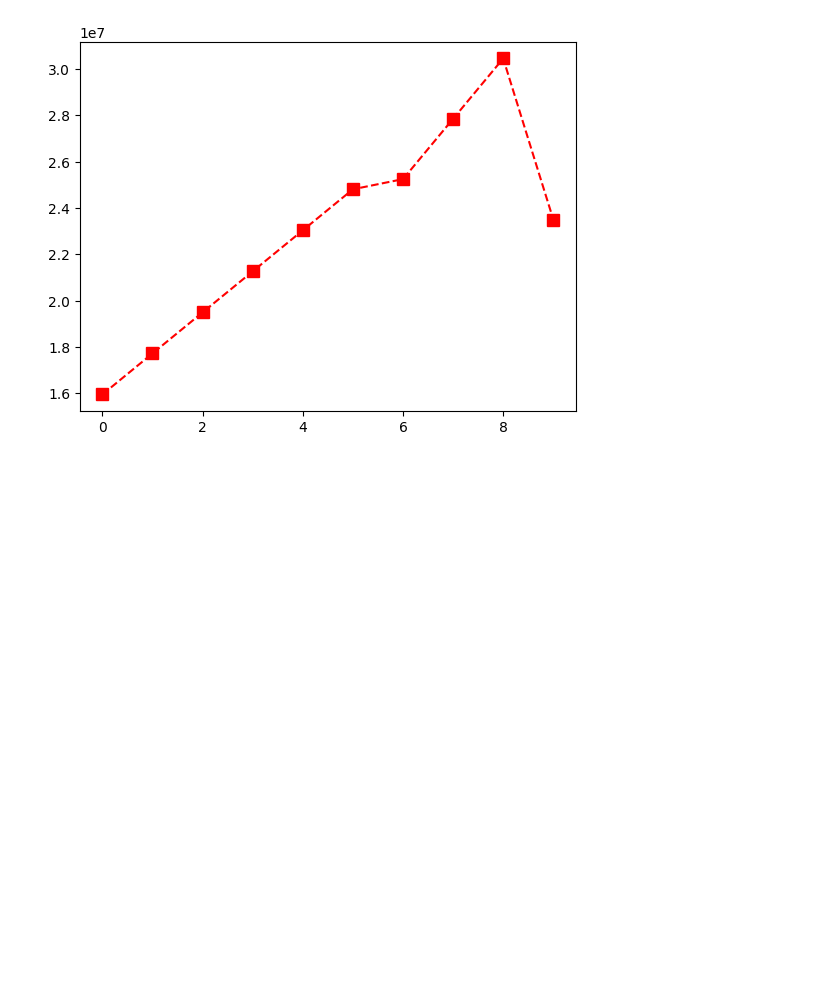
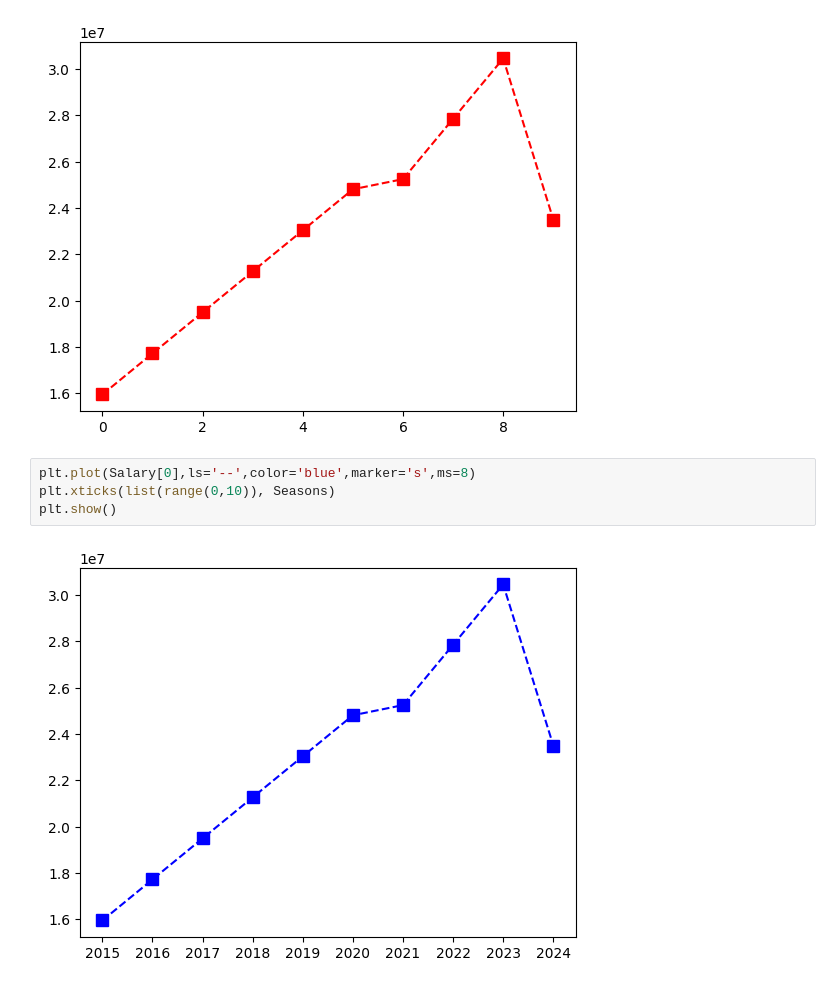
Before and after one commit to umashravani24/FSDS-_LEARNER, a Jupyter notebook: IPL_DATASET_ANALYSIS.ipynb, the cells around one changed output. Saved outputs shown, nothing was run; the diff lists cells and outputs as text; blank space fills up the shorter version.

```diff
--- a/IPL_DATASET_ANALYSIS.ipynb
+++ b/IPL_DATASET_ANALYSIS.ipynb
@@ -210,3 +210,9 @@ plt.plot(Salary[0],ls='--',color='red',marker='s',ms=8)
 # %% [output]
 [<matplotlib.lines.Line2D at 0x...>]
 [figure]
+# %%
+plt.plot(Salary[0],ls='--',color='blue',marker='s',ms=8)
+plt.xticks(list(range(0,10)), Seasons)
+plt.show()
+# %% [output]
+[figure, added]
```
Also changed, not shown: parts of 8 cells of this notebook, 2 other files.
